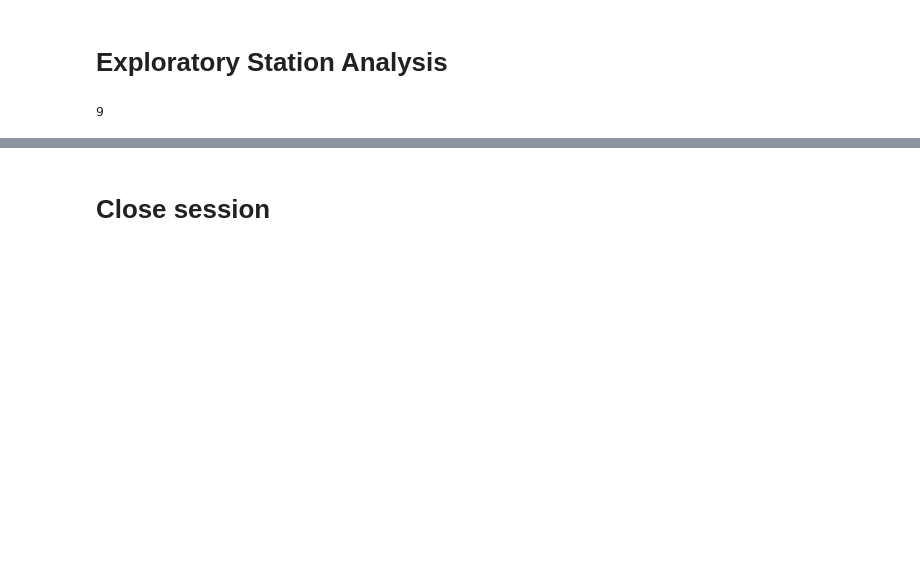
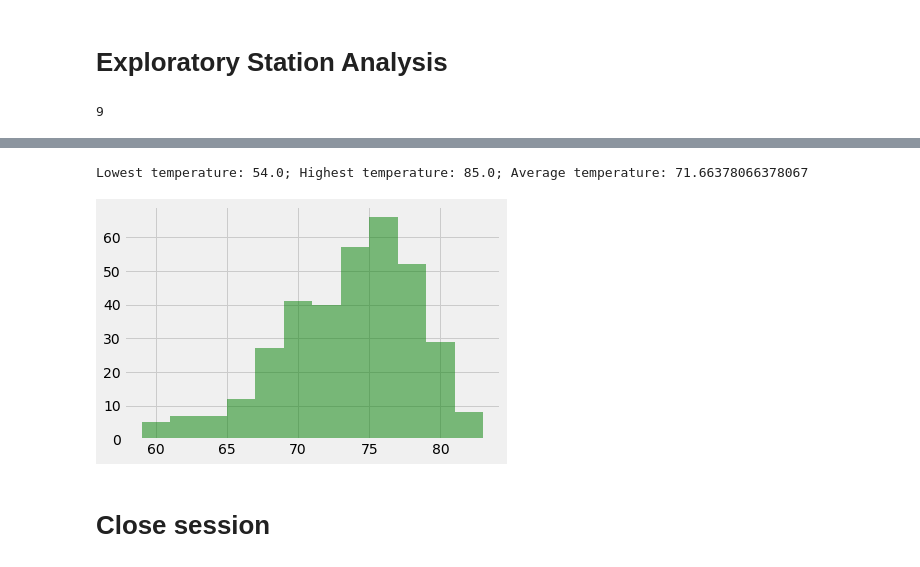
Before and after one commit to andrewbankston/sqlalchemy-challenge, a Jupyter notebook: climate_starter.ipynb, the cells around one changed output, grey strips where cells are left out. Drawn from its saved outputs; the diff is of its cells as text; code cells hidden in the pictures; blank space fills up the shorter version.

```diff
--- a/climate_starter.ipynb
+++ b/climate_starter.ipynb
@@ -128,6 +134,22 @@ AttributeError: 'int' object has no attribute 'group_by'
+# %%
+# Using the most active station id from the previous query, calculate the lowest, highest, and average temperature.
+lowest_temp = session.query(func.min(Measurement.tobs)).filter(Measurement.station=='USC00519281').all()
+highest_temp = session.query(func.max(Measurement.tobs)).filter(Measurement.station=='USC00519281').all()
+avg_temp = session.query(func.avg(Measurement.tobs)).filter(Measurement.station=='USC00519281').all()
+print(f"Lowest temperature: {lowest_temp[0][0]}; Highest temperature: {highest_temp[0][0]}; Average temperature: {avg_temp[0][0]}")
+# %% [output]
+Lowest temperature: 54.0; Highest temperature: 85.0; Average temperature: 71.66378066378067
 # %%
 # Using the most active station id
 # Query the last 12 months of temperature observation data for this station and plot the results as a histogram
+temps = session.query(Measurement.tobs).filter(Measurement.date > year_ago).filter(Measurement.station=='USC00519281').all()
+#n, bins, patches = plt.hist(temps, 12, facecolor='green', alpha=0.5)
+temp_df = pd.DataFrame(temps)
+n, bins, patches = plt.hist(temp_df, 12, facecolor='green', alpha=0.5)
+plt.xlabel("Frequency")
+plt
+# %% [output]
+[figure, added]
 # %% [markdown]
 # Close session
 # %%
```
Also changed, not shown: parts of 2 cells of this notebook.
